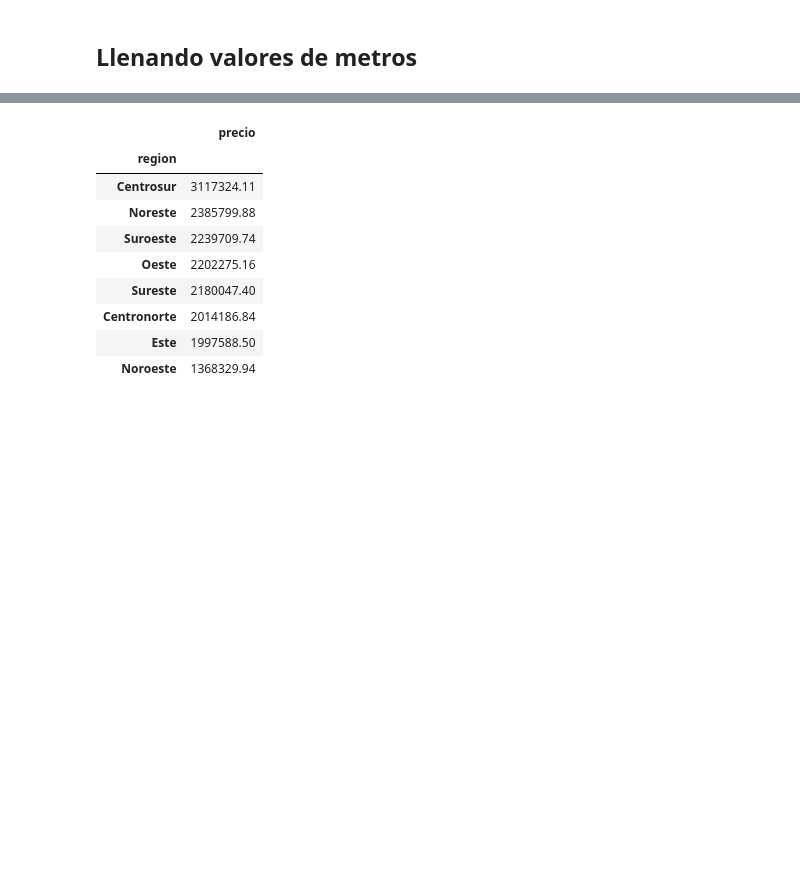
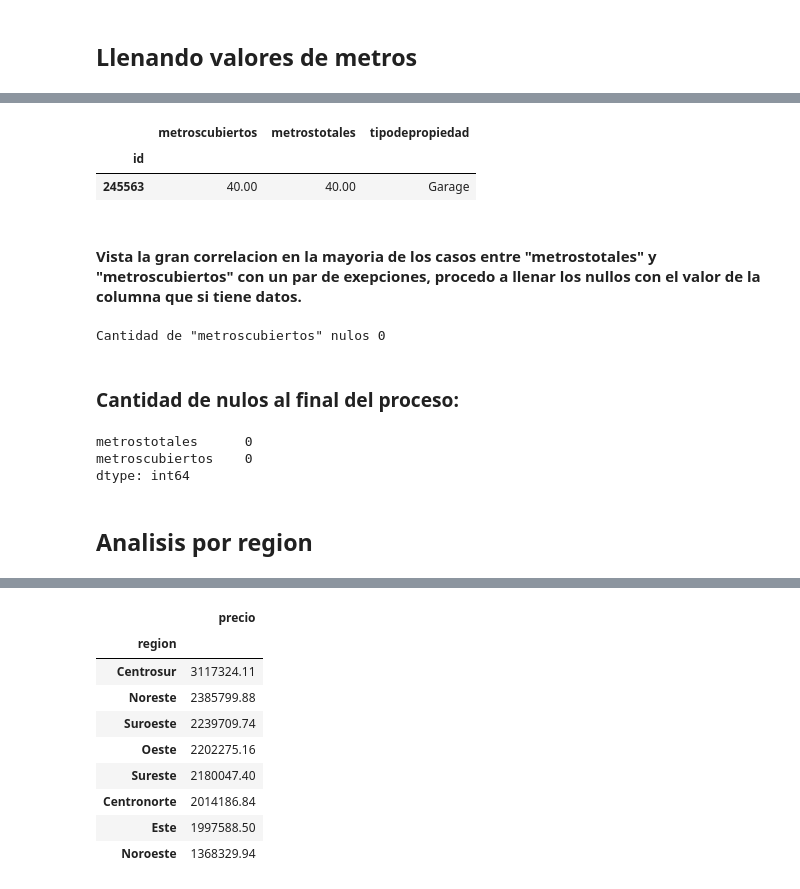
Before and after one commit to sebapenna/OrganizacionDeDatos, a Jupyter notebook: Analisis Ivo.ipynb, the cells around one changed output, grey strips where cells are left out. Saved outputs shown, nothing was run; the diff lists cells and outputs as text; code cells hidden in the pictures; blank space fills up the shorter version.

```diff
--- a/Analisis Ivo.ipynb
+++ b/Analisis Ivo.ipynb
@@ -303,0 +170,5 @@ Name: provincia, dtype: int64
+# %%
+metros = df.copy()
+metros['totalesNull'] = np.where(metros['metrostotales'].isnull(), True, False)
+metros['cubiertosNull'] = np.where(metros['metroscubiertos'].isnull(), True, False)
+display(metros[['metrostotales','metroscubiertos']].isnull().sum())
@@ -303,0 +189,3 @@ Name: provincia, dtype: int64
+# %%
+metros['metrostotales'] = np.where(metros['metrostotales'].isnull() & metros['metroscubiertos'].notnull(), metros['metroscubiertos'], metros['metrostotales'])
+print('Cantidad de "metrostotales" nulos ' + str(metros['metrostotales'].isnull().sum()))
@@ -303,0 +205,10 @@ Name: provincia, dtype: int64
+# %%
+propiedadesExteriores = metros.loc[(metros['tipodepropiedad'] == 'Terreno') |
+              (metros['tipodepropiedad'] == 'Terreno comercial') |
+              (metros['tipodepropiedad'] == 'Rancho') |
+              (metros['tipodepropiedad'] == 'Otros') |
+              (metros['tipodepropiedad'] == 'Terreno industrial') |
+              (metros['tipodepropiedad'] == 'Huerta') |
+              (metros['tipodepropiedad'] == 'Garage'), ['metroscubiertos','metrostotales', 'tipodepropiedad']]
+propiedadesExteriores = propiedadesExteriores.dropna()
+pe = propiedadesExteriores
@@ -304,3 +237,26 @@ Name: provincia, dtype: int64
+# %%
+pe[pe['tipodepropiedad'] == 'Garage']
+# %% [output]
+|  | metroscubiertos | metrostotales | tipodepropiedad |
+| id |  |  |  |
+| 245563 | 40.00 | 40.00 | Garage |
+# %% [markdown]
+#### Vista la gran correlacion en la mayoria de los casos entre "metrostotales" y "metroscubiertos" con un par de exepciones, procedo a llenar los nullos con el valor de la columna que si tiene datos.
+# %%
+metros['metroscubiertos'] = np.where(metros['metroscubiertos'].isnull() & metros['metrostotales'].notnull(), metros['metrostotales'], metros['metroscubiertos'])
+print('Cantidad de "metroscubiertos" nulos ' + str(metros['metroscubiertos'].isnull().sum()))
+# %% [output]
+Cantidad de "metroscubiertos" nulos 0
+# %% [markdown]
+### Cantidad de nulos al final del proceso:
+# %%
+display(metros[['metrostotales','metroscubiertos']].isnull().sum())
+# %% [output]
+metrostotales      0
+metroscubiertos    0
+dtype: int64
+# %% [markdown]
+## Analisis por region
 # %%
 Noroeste = ['Baja California Norte', 'Baja California Sur','Chihuahua', 'Durango', 'Sinaloa', 'Sonora']
 Noreste = ['Coahuila','Nuevo León', 'Tamaulipas']
```
Also changed, not shown: parts of 54 cells of this notebook, 1 other file.
